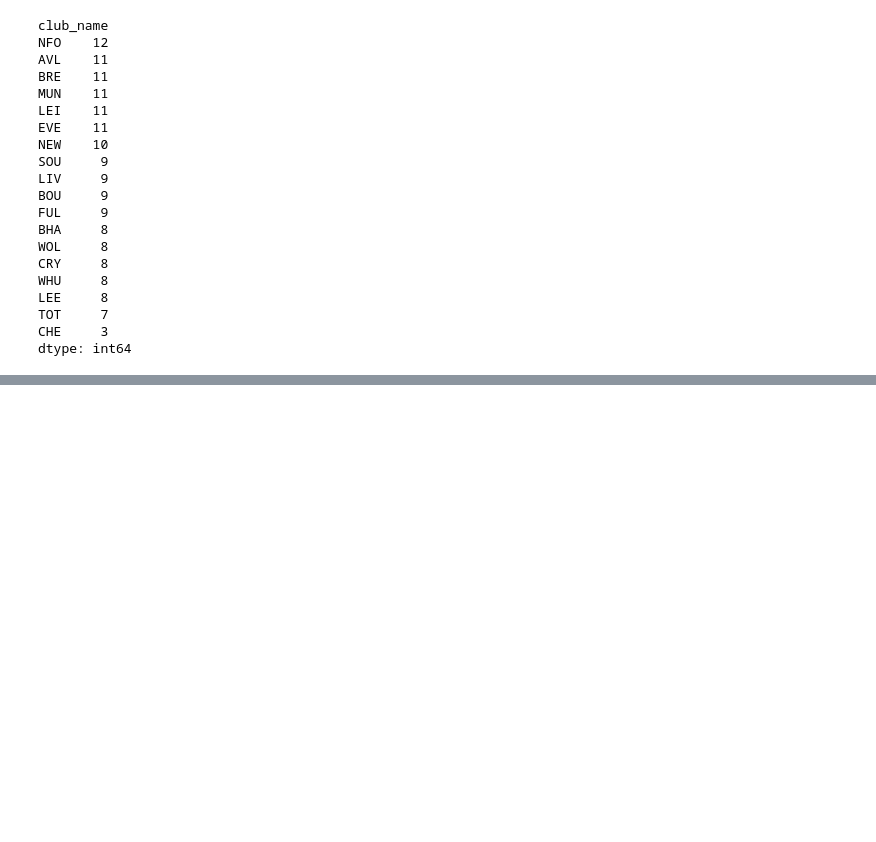
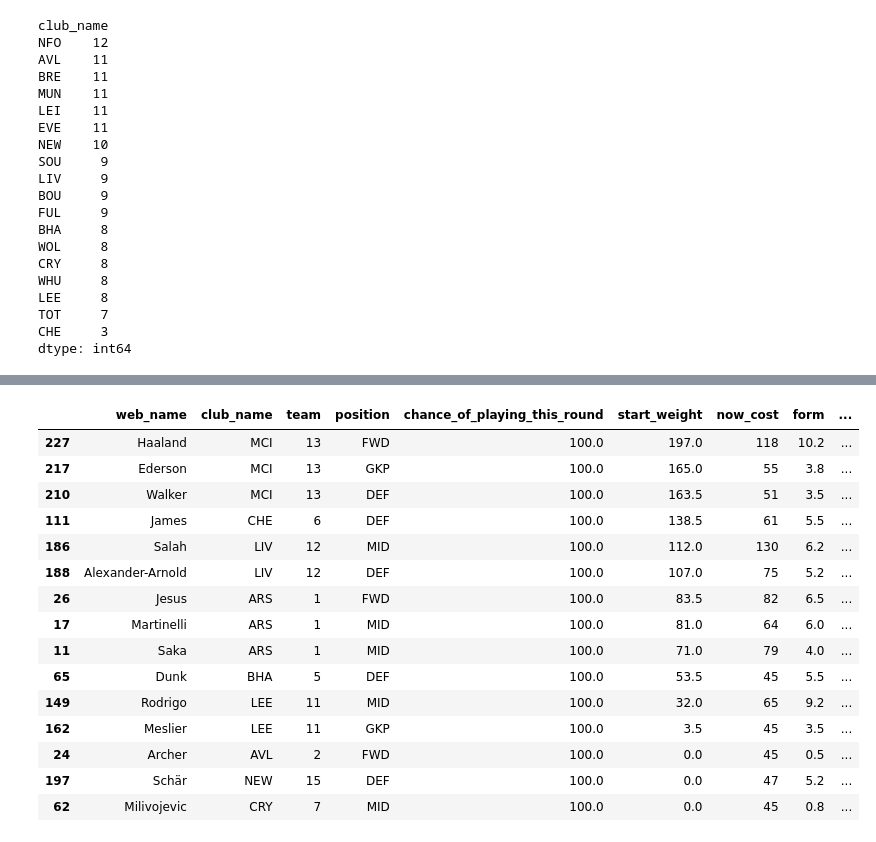
Before and after one commit to laniyadapo/FantasyPremierLeague, a Jupyter notebook: FPL.ipynb, the cells around one changed output, grey strips where cells are left out. Drawn from its saved outputs; the diff is of its cells as text; code cells hidden in the pictures; blank space fills up the shorter version.

```diff
--- a/FPL.ipynb
+++ b/FPL.ipynb
@@ -892,11 +956,21 @@ potential_players2[['web_name', 'player_opp', 'club_name_y', 'year']].head()
-# %%
-def calc_starters_weights(players):
-    players['weight'] = 1
-    players['weight'] += players['diff']/2
-    players['weight'] += players['form'].astype("float")*5
-    players['weight'] -= (100 - players['chance_of_playing_this_round'].astype("float"))*0.2
-    players.loc[players['weight'] <0, 'weight'] =0
-    return players
 # %%
+#Deciding Players to start in my team (using a start weighting function defined in code.py)
 starters = calc_starters_weights(my_players_df)
-starters[['web_name', 'club_name', 'team', 'position', 'chance_of_playing_this_round', 'weight', 'now_cost', 'form', 'diff', 'away_team', 'home_team']].sort_values(by='weight', ascending=False).head(15)
+starters[['web_name', 'club_name', 'team', 'position', 'chance_of_playing_this_round', 'start_weight', 'now_cost', 'form', 'diff', 'away_team', 'home_team']].sort_values(by='start_weight', ascending=False).head(15)
+# %% [output]
+|  | web_name | club_name | team | position | chance_of_playing_this_round | start_weight | now_cost | form | ... |
+| 227 | Haaland | MCI | 13 | FWD | 100.0 | 197.0 | 118 | 10.2 | ... |
+| 217 | Ederson | MCI | 13 | GKP | 100.0 | 165.0 | 55 | 3.8 | ... |
+| 210 | Walker | MCI | 13 | DEF | 100.0 | 163.5 | 51 | 3.5 | ... |
+| 111 | James | CHE | 6 | DEF | 100.0 | 138.5 | 61 | 5.5 | ... |
+| 186 | Salah | LIV | 12 | MID | 100.0 | 112.0 | 130 | 6.2 | ... |
+| 188 | Alexander-Arnold | LIV | 12 | DEF | 100.0 | 107.0 | 75 | 5.2 | ... |
+| 26 | Jesus | ARS | 1 | FWD | 100.0 | 83.5 | 82 | 6.5 | ... |
+| 17 | Martinelli | ARS | 1 | MID | 100.0 | 81.0 | 64 | 6.0 | ... |
+| 11 | Saka | ARS | 1 | MID | 100.0 | 71.0 | 79 | 4.0 | ... |
+| 65 | Dunk | BHA | 5 | DEF | 100.0 | 53.5 | 45 | 5.5 | ... |
+| 149 | Rodrigo | LEE | 11 | MID | 100.0 | 32.0 | 65 | 9.2 | ... |
+| 162 | Meslier | LEE | 11 | GKP | 100.0 | 3.5 | 45 | 3.5 | ... |
+| 24 | Archer | AVL | 2 | FWD | 100.0 | 0.0 | 45 | 0.5 | ... |
+| 197 | Schär | NEW | 15 | DEF | 100.0 | 0.0 | 47 | 5.2 | ... |
+| 62 | Milivojevic | CRY | 7 | MID | 100.0 | 0.0 | 45 | 0.8 | ... |
```
Also changed, not shown: parts of 17 cells of this notebook, 1 other file.
